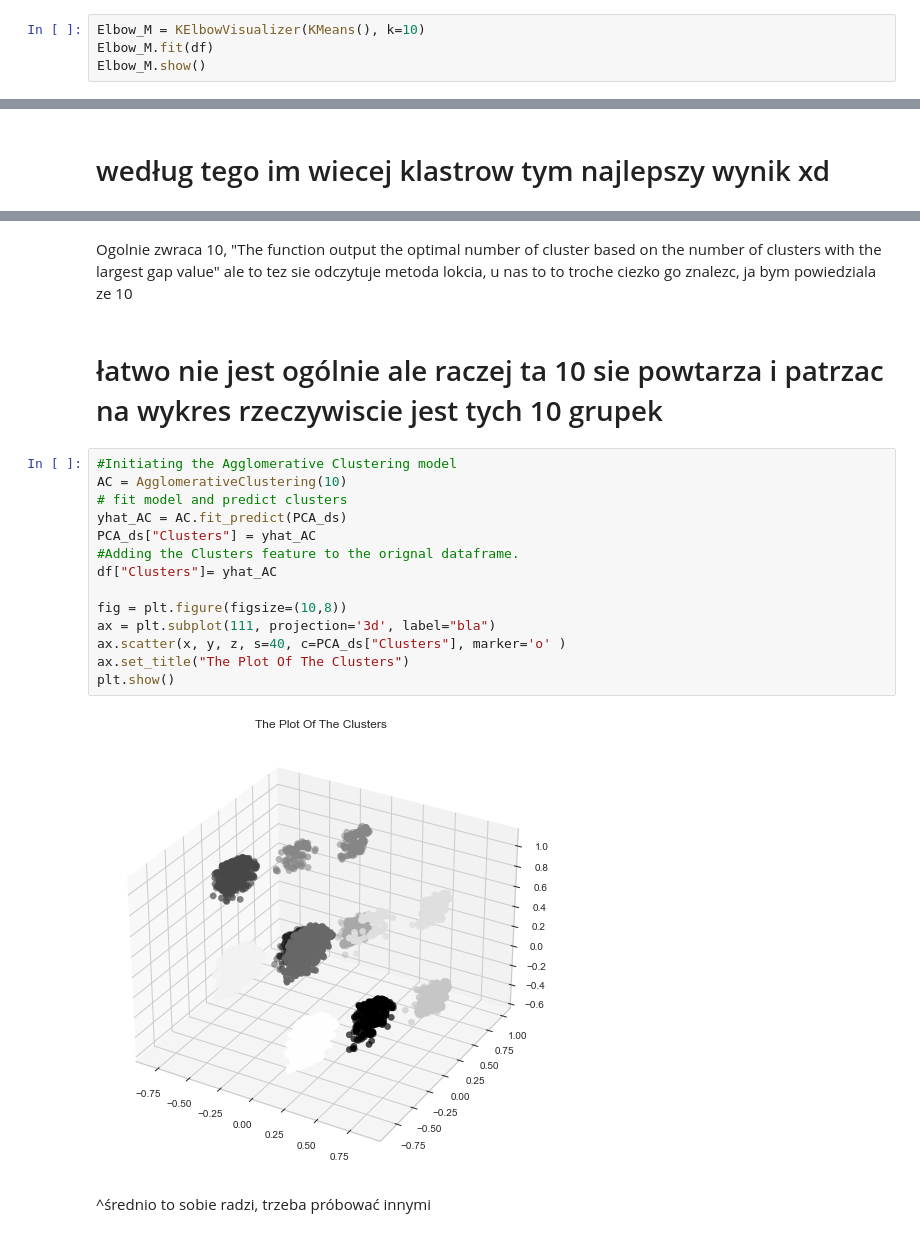
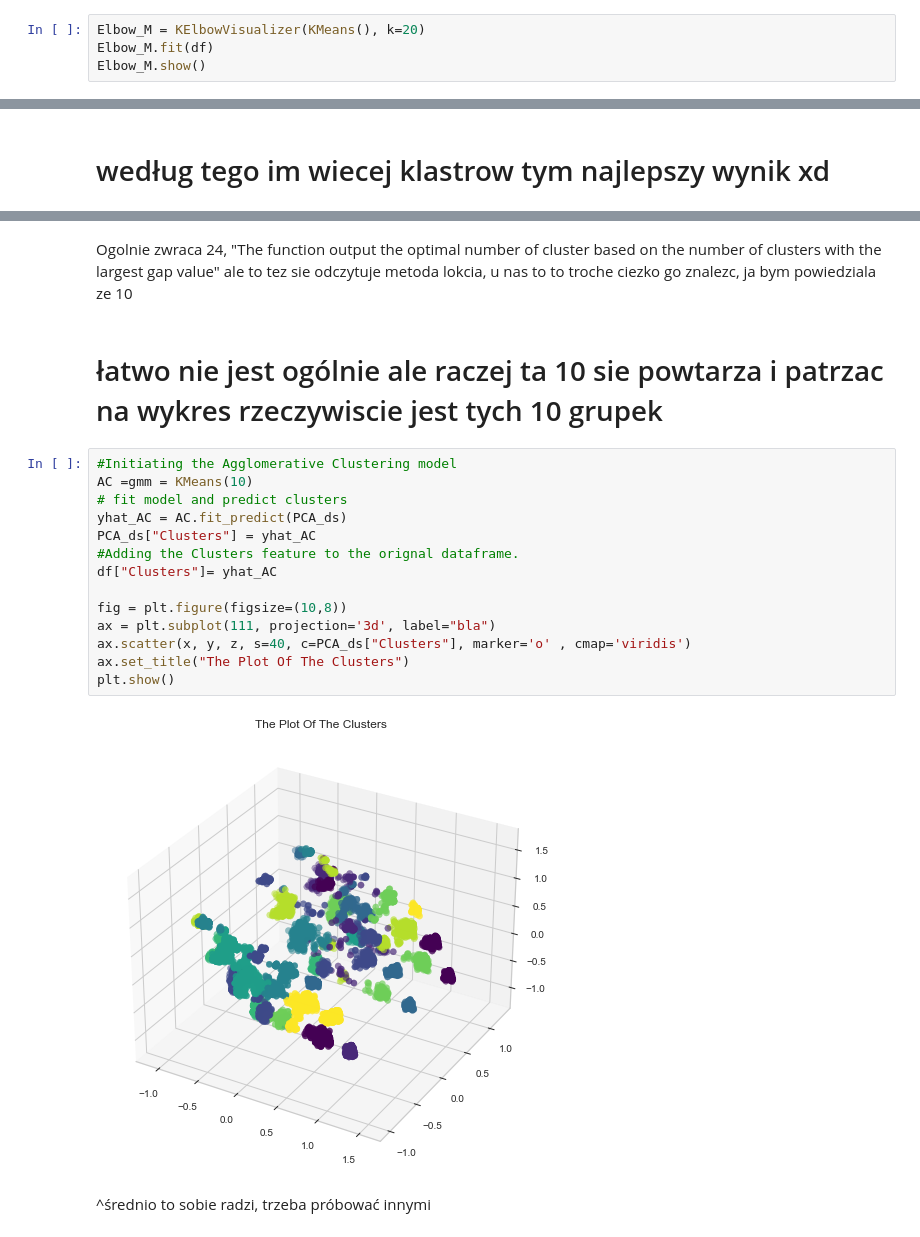
Before and after one commit to SawickiK/ML-Clustering, a Jupyter notebook: clustering.ipynb, the cells around one changed output, grey strips where cells are left out. Saved outputs shown, nothing was run; the diff lists cells and outputs as text.

```diff
--- a/clustering.ipynb
+++ b/clustering.ipynb
@@ -48,7 +48,7 @@ sns.pairplot(df)
 # %% [markdown]
 # SZUKAMY LICZBY KLASTRÓW : D
 # %%
-Elbow_M = KElbowVisualizer(KMeans(), k=10)
+Elbow_M = KElbowVisualizer(KMeans(), k=20)
 Elbow_M.fit(df)
 Elbow_M.show()
 # %% [output]
@@ -262,23 +262,23 @@ Optimal k is:  18
 # %% [markdown]
-Ogolnie zwraca 10, "The function output the optimal number of cluster based on the number of clusters with the largest gap value"
+Ogolnie zwraca 24, "The function output the optimal number of cluster based on the number of clusters with the largest gap value"
 ale to tez sie odczytuje metoda lokcia, u nas to to troche ciezko go znalezc, ja bym powiedziala ze 10
 # %% [markdown]
 # łatwo nie jest ogólnie ale raczej ta 10 sie powtarza i patrzac na wykres rzeczywiscie jest tych 10 grupek
 # %%
 #Initiating the Agglomerative Clustering model
-AC = AgglomerativeClustering(10)
+AC =gmm = KMeans(10)
 # fit model and predict clusters
 yhat_AC = AC.fit_predict(PCA_ds)
 PCA_ds["Clusters"] = yhat_AC
 #Adding the Clusters feature to the orignal dataframe.
 df["Clusters"]= yhat_AC
 
 fig = plt.figure(figsize=(10,8))
 ax = plt.subplot(111, projection='3d', label="bla")
-ax.scatter(x, y, z, s=40, c=PCA_ds["Clusters"], marker='o' )
+ax.scatter(x, y, z, s=40, c=PCA_ds["Clusters"], marker='o' , cmap='viridis')
 ax.set_title("The Plot Of The Clusters")
 plt.show()
 # %% [output]
-[figure, old version]
+[figure, new version]
 # %% [markdown]
 ^średnio to sobie radzi, trzeba próbować innymi
```
Also changed, not shown: parts of 13 cells of this notebook.
